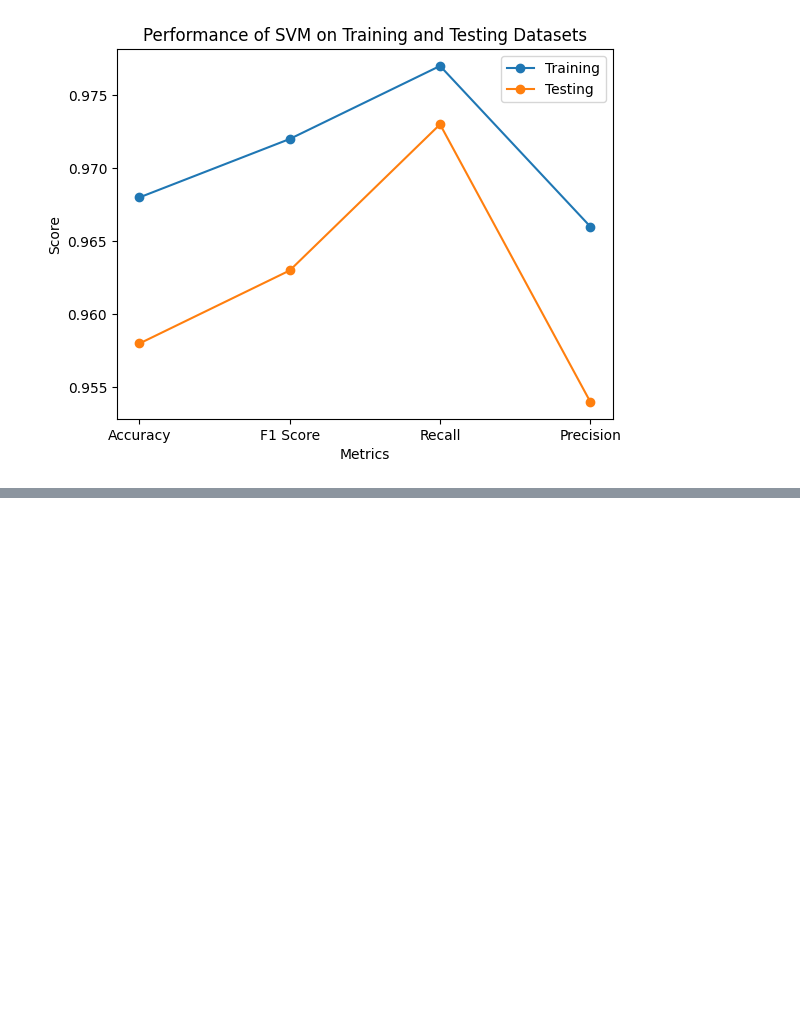
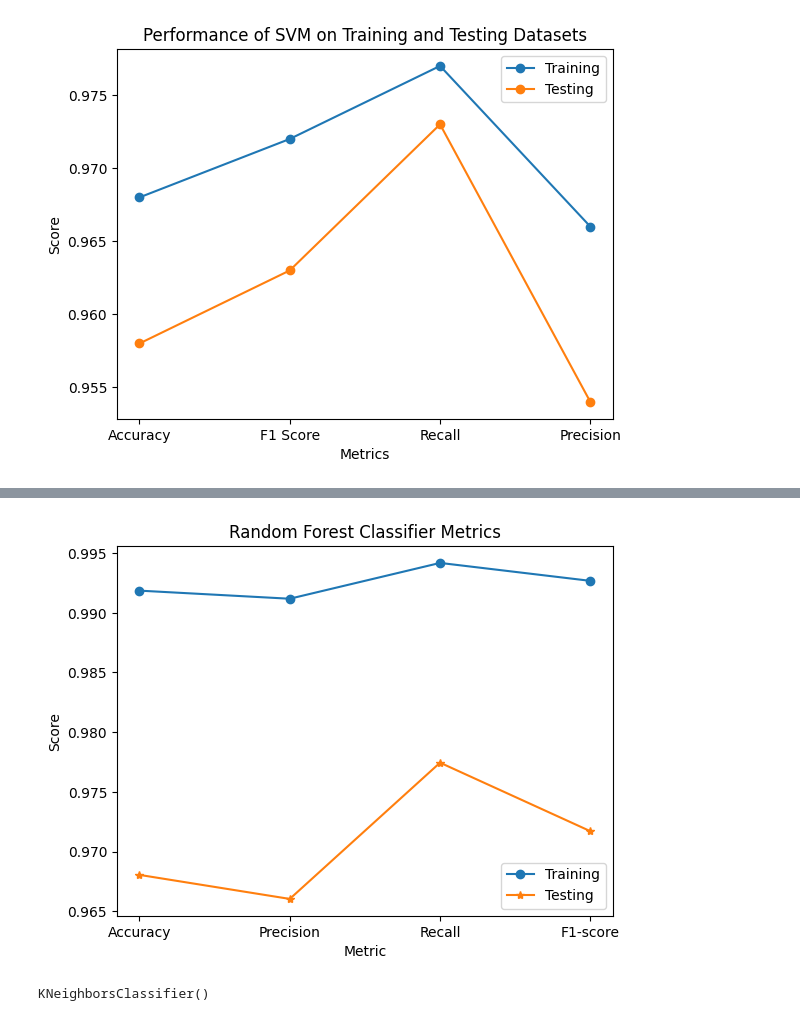
Before and after one commit to Aditya11620/majorpro, a Jupyter notebook: phishing_majorproject.ipynb, the cells around one changed output, grey strips where cells are left out. Cells and saved outputs as stored; diff of their text form; code cells hidden in the pictures; blank space fills up the shorter version.

```diff
--- a/phishing_majorproject.ipynb
+++ b/phishing_majorproject.ipynb
@@ -13,6 +18,6 @@ warnings.filterwarnings('ignore')
 # %%
-#To read the dataset
-data = pd.read_csv("phishing.csv")
+
+data = pd.read_csv("drive/My Drive/mp/phishing.csv")
 data.head()
 # %% [output]
 |  | Index | UsingIP | LongURL | ShortURL | Symbol@ | Redirecting// | PrefixSuffix- | SubDomains | HTTPS | ... |
@@ -380,7 +385,7 @@ plt.show()
 # %%
 from sklearn.ensemble import RandomForestClassifier
 # %%
-forest = RandomForestClassifier(n_estimators=10)
+forest = RandomForestClassifier(n_estimators=50)
 
 forest.fit(X_train,y_train)
 # %% [output]
@@ -392,0 +431,26 @@ y_test_forest = forest.predict(X_test)
+# %%
+import matplotlib.pyplot as plt
+
+# Define the labels and values for the accuracy, precision, recall, and F1-score
+labels = ['Accuracy', 'Precision', 'Recall', 'F1-score']
+train_values = [train_accuracy, train_precision, train_recall, train_f1]
+test_values = [test_accuracy, test_precision, test_recall, test_f1]
+
+# Set the x-axis range and tick labels
+x_range = range(len(labels))
+plt.xticks(x_range, labels)
+
+# Plot the results for the training and testing sets with markers
+plt.plot(x_range, train_values, marker='o', label='Training')
+plt.plot(x_range, test_values, marker='*', label='Testing')
+
+# Set the plot title, legend, and axis labels
+plt.title('Random Forest Classifier Metrics')
+plt.legend()
+plt.xlabel('Metric')
+plt.ylabel('Score')
+
+# Show the plot
+plt.show()
+# %% [output]
+[figure, added]
@@ -392,0 +465,6 @@ y_test_forest = forest.predict(X_test)
+# %%
+KNN = KNeighborsClassifier(n_neighbors=5)
+
+KNN.fit(X_train,y_train)
+# %% [output]
+KNeighborsClassifier()
```
Also changed, not shown: parts of 22 cells of this notebook.
